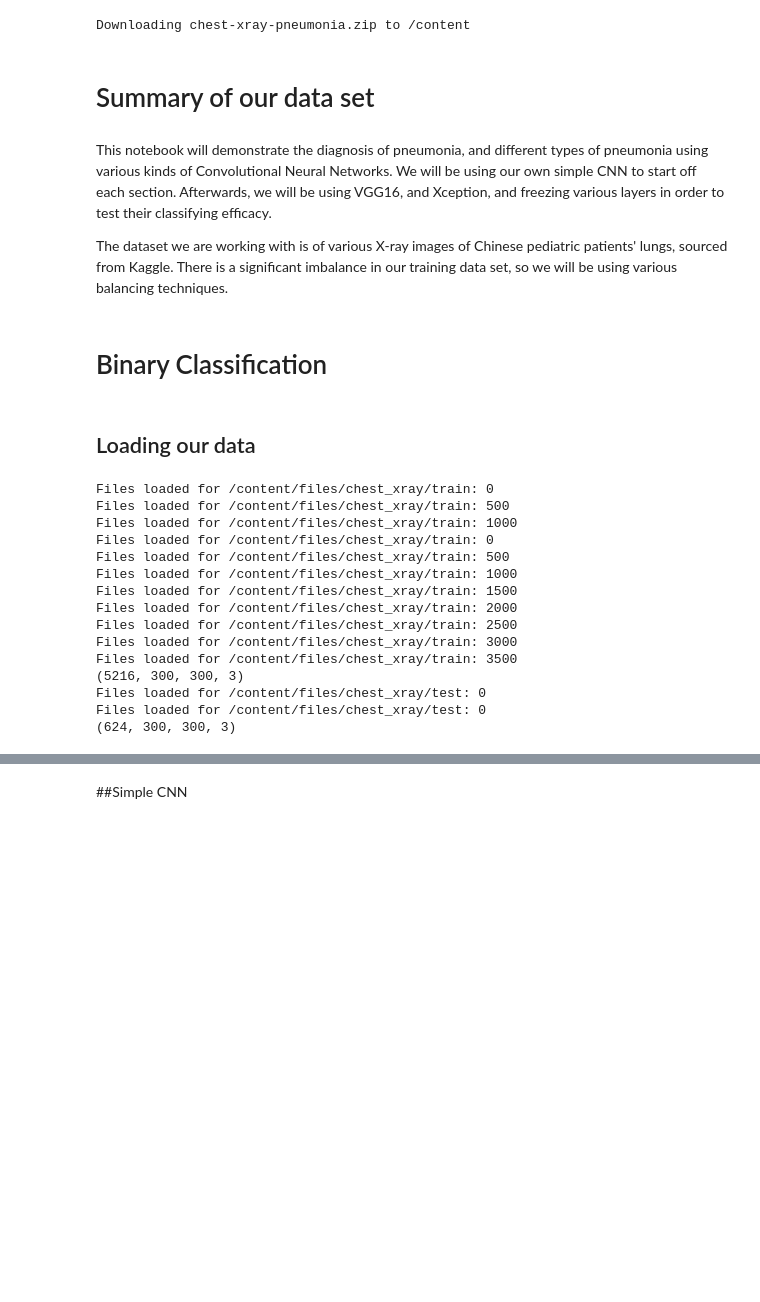
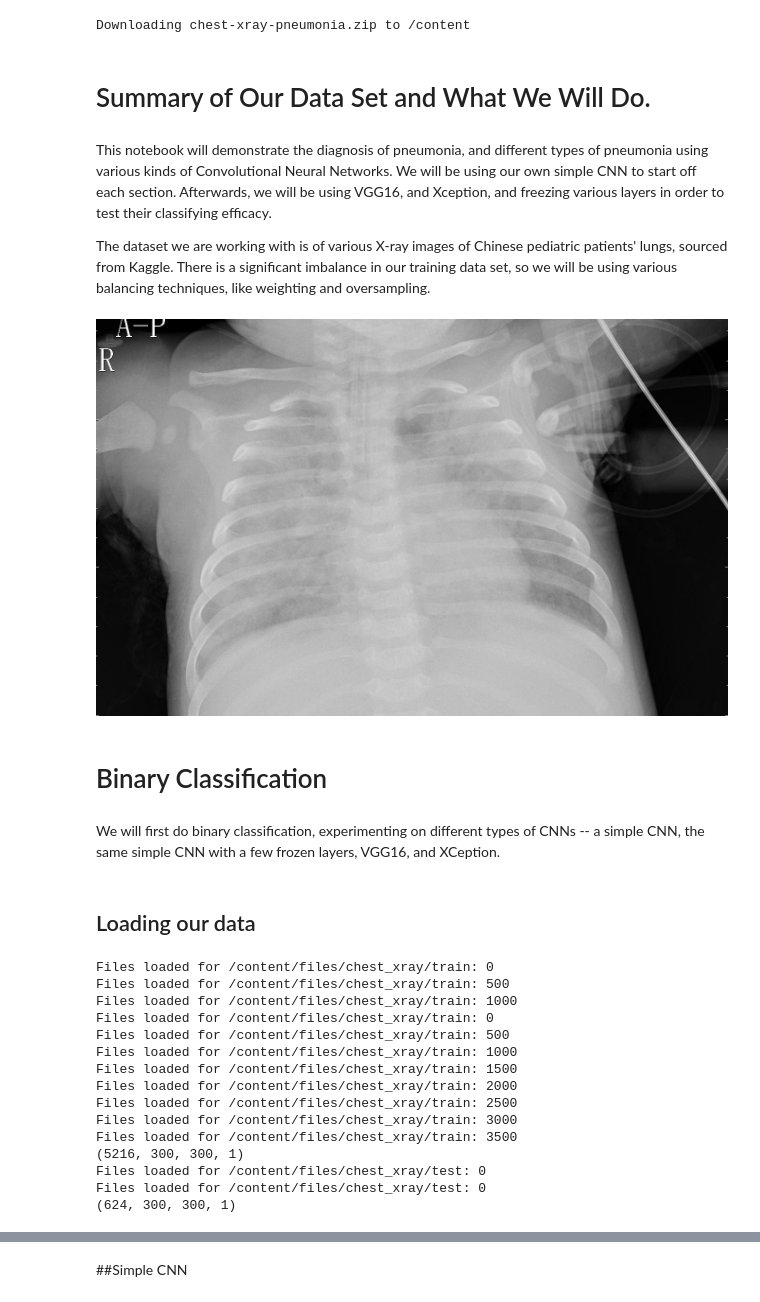
Before and after one commit to xkumachii/pneumonia, a Jupyter notebook: Pneumonia_Final.ipynb, the cells around one changed output, grey strips where cells are left out. Drawn from its saved outputs; the diff is of its cells as text; code cells hidden in the pictures; blank space fills up the shorter version.

```diff
--- a/Pneumonia_Final.ipynb
+++ b/Pneumonia_Final.ipynb
@@ -73,14 +51,22 @@ import zipfile
 zip_ref = zipfile.ZipFile("chest-xray-pneumonia.zip", "r")
 zip_ref.extractall("files")
 zip_ref.close()
-# %% [markdown]
-# Summary of our data set
+# %% [markdown]
+# Summary of Our Data Set and What We Will Do.
 # %% [markdown]
 This notebook will demonstrate the diagnosis of pneumonia, and different types of pneumonia using various kinds of Convolutional Neural Networks. We will be using our own simple CNN to start off each section. Afterwards, we will be using VGG16, and Xception, and freezing various layers in order to test their classifying efficacy.
 
-The dataset we are working with is of various X-ray images of Chinese pediatric patients' lungs, sourced from Kaggle. There is a significant imbalance in our training data set, so we will be using various balancing techniques.
+The dataset we are working with is of various X-ray images of Chinese pediatric patients' lungs, sourced from Kaggle. There is a significant imbalance in our training data set, so we will be using various balancing techniques, like weighting and oversampling.
+# %%
+img_path = "/content/files/chest_xray/train/PNEUMONIA/person1945_bacteria_4872.jpeg"
+
+display(Image(img_path))
+# %% [output]
+[figure, added]
 # %% [markdown]
 # Binary Classification
+# %% [markdown]
+We will first do binary classification, experimenting on different types of CNNs -- a simple CNN, the same simple CNN with a few frozen layers, VGG16, and XCeption.
 # %% [markdown]
 ## Loading our data
 # %%
@@ -115,8 +100,8 @@ def load_data(path):
   print(imgs.shape) # left there for debug
   return imgs, labels, filenames
 # %%
-X_train, y_train, train_files = load_data("/content/files/chest_xray/train")
-X_test, y_test, test_files = load_data("/content/files/chest_xray/test")
+X_train, y_train, train_files = load_data("/content/files/chest_xray/train", "grayscale", (300, 300))
+X_test, y_test, test_files = load_data("/content/files/chest_xray/test", "grayscale", (300, 300))
 # %% [output]
 Files loaded for /content/files/chest_xray/train: 0
 Files loaded for /content/files/chest_xray/train: 500
@@ -129,7 +114,7 @@ Files loaded for /content/files/chest_xray/train: 2000
 Files loaded for /content/files/chest_xray/train: 2500
 Files loaded for /content/files/chest_xray/train: 3000
 Files loaded for /content/files/chest_xray/train: 3500
-(5216, 300, 300, 3)
+(5216, 300, 300, 1)
 Files loaded for /content/files/chest_xray/test: 0
 Files loaded for /content/files/chest_xray/test: 0
-(624, 300, 300, 3)
+(624, 300, 300, 1)
```
Also changed, not shown: parts of 115 cells of this notebook.
